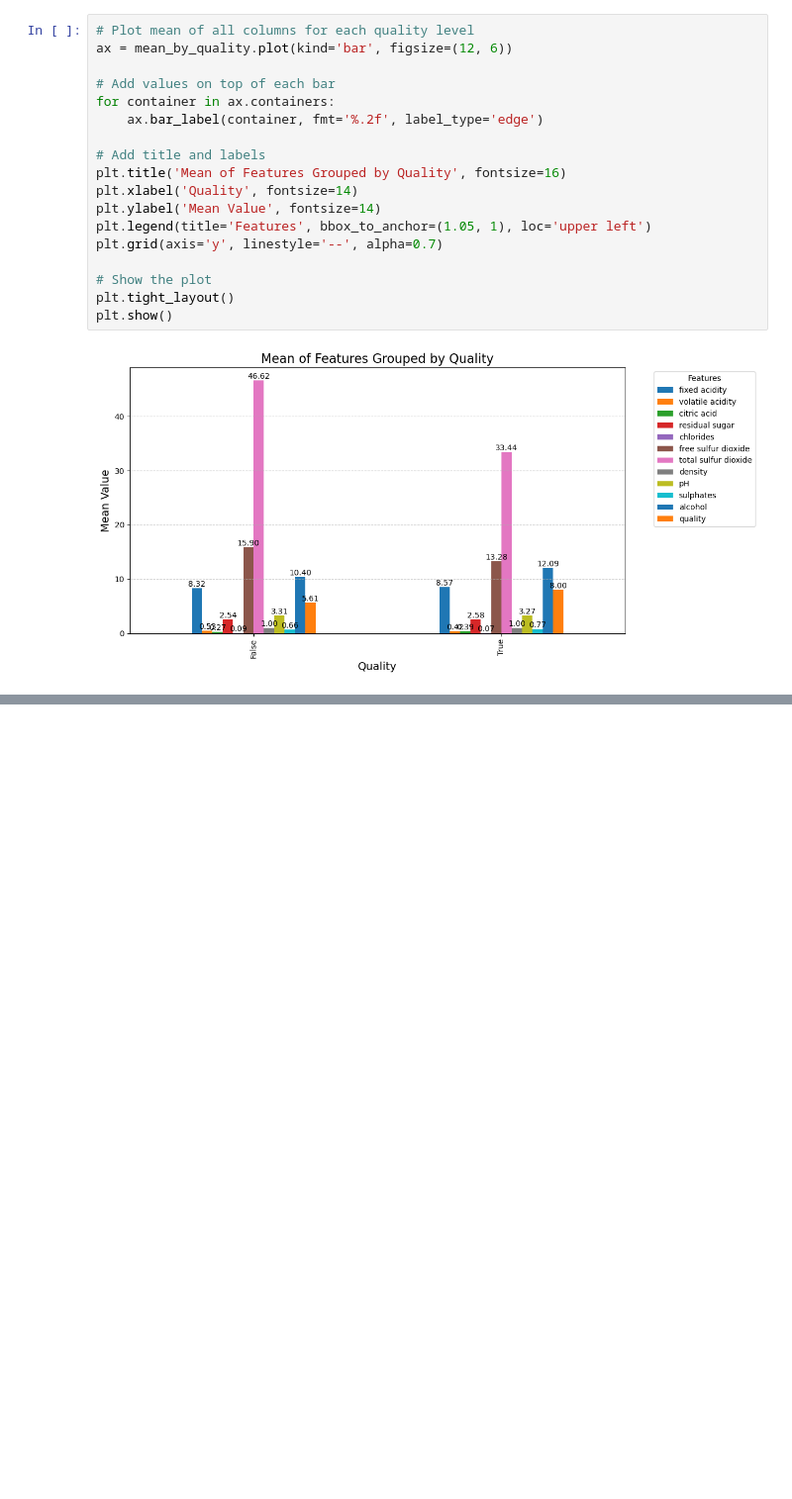
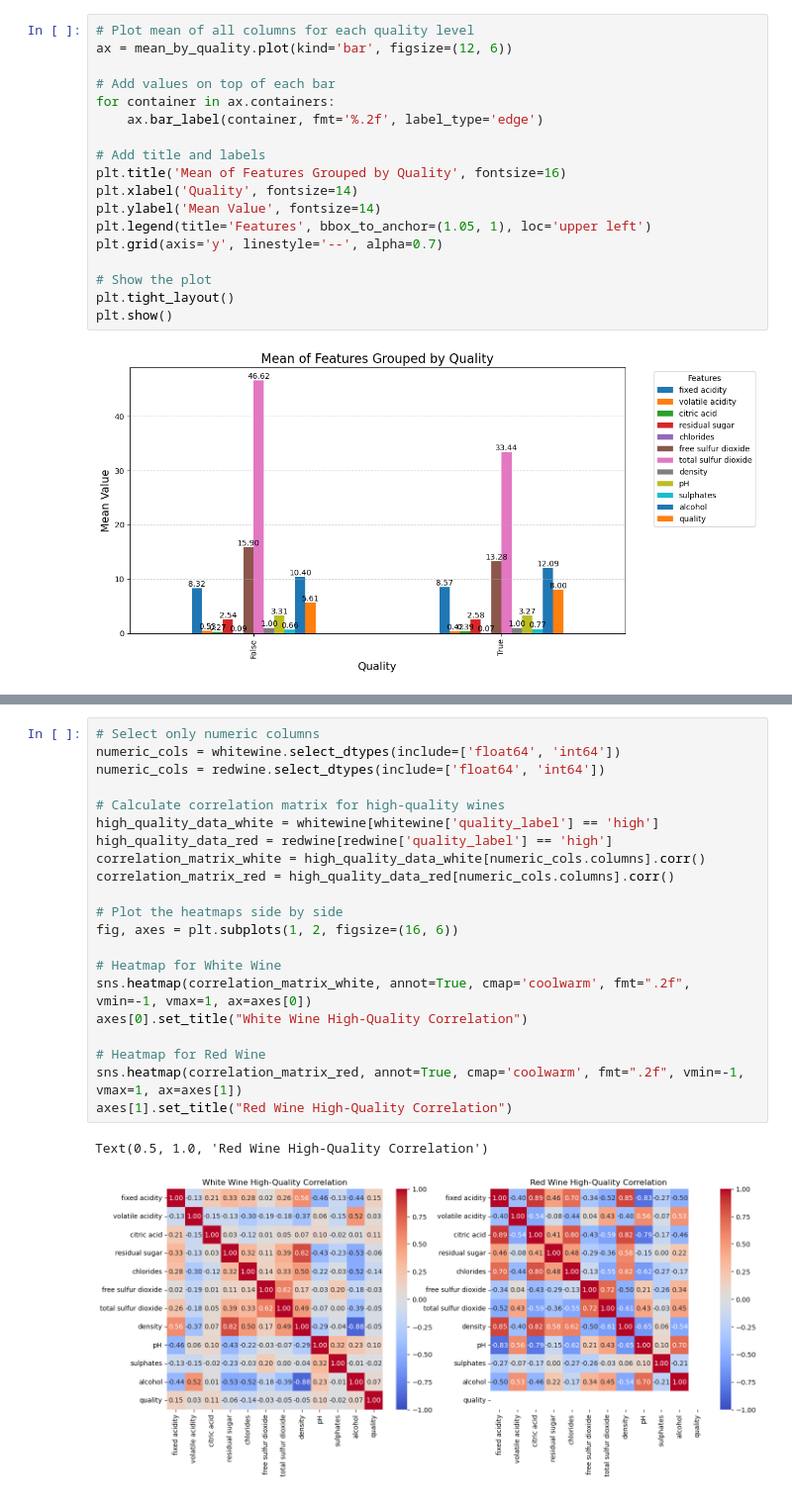
Before and after one commit to rakeshtparayil/BlueBerry-Winery, a Jupyter notebook: blueBerry_winery.ipynb, the cells around one changed output, grey strips where cells are left out. Shown at 99% size. Drawn from its saved outputs; the diff is of its cells as text; blank space fills up the shorter version.

```diff
--- a/blueBerry_winery.ipynb
+++ b/blueBerry_winery.ipynb
@@ -254,0 +343,24 @@ plt.show()
+# %%
+# Select only numeric columns
+numeric_cols = whitewine.select_dtypes(include=['float64', 'int64'])
+numeric_cols = redwine.select_dtypes(include=['float64', 'int64'])
+
+# Calculate correlation matrix for high-quality wines
+high_quality_data_white = whitewine[whitewine['quality_label'] == 'high']
+high_quality_data_red = redwine[redwine['quality_label'] == 'high']
+correlation_matrix_white = high_quality_data_white[numeric_cols.columns].corr()
+correlation_matrix_red = high_quality_data_red[numeric_cols.columns].corr()
+
+# Plot the heatmaps side by side
+fig, axes = plt.subplots(1, 2, figsize=(16, 6))
+
+# Heatmap for White Wine
+sns.heatmap(correlation_matrix_white, annot=True, cmap='coolwarm', fmt=".2f", vmin=-1, vmax=1, ax=axes[0])
+axes[0].set_title("White Wine High-Quality Correlation")
+
+# Heatmap for Red Wine
+sns.heatmap(correlation_matrix_red, annot=True, cmap='coolwarm', fmt=".2f", vmin=-1, vmax=1, ax=axes[1])
+axes[1].set_title("Red Wine High-Quality Correlation")
+# %% [output]
+Text(0.5, 1.0, 'Red Wine High-Quality Correlation')
+[figure, added]
```
Also changed, not shown: parts of 8 cells of this notebook.
